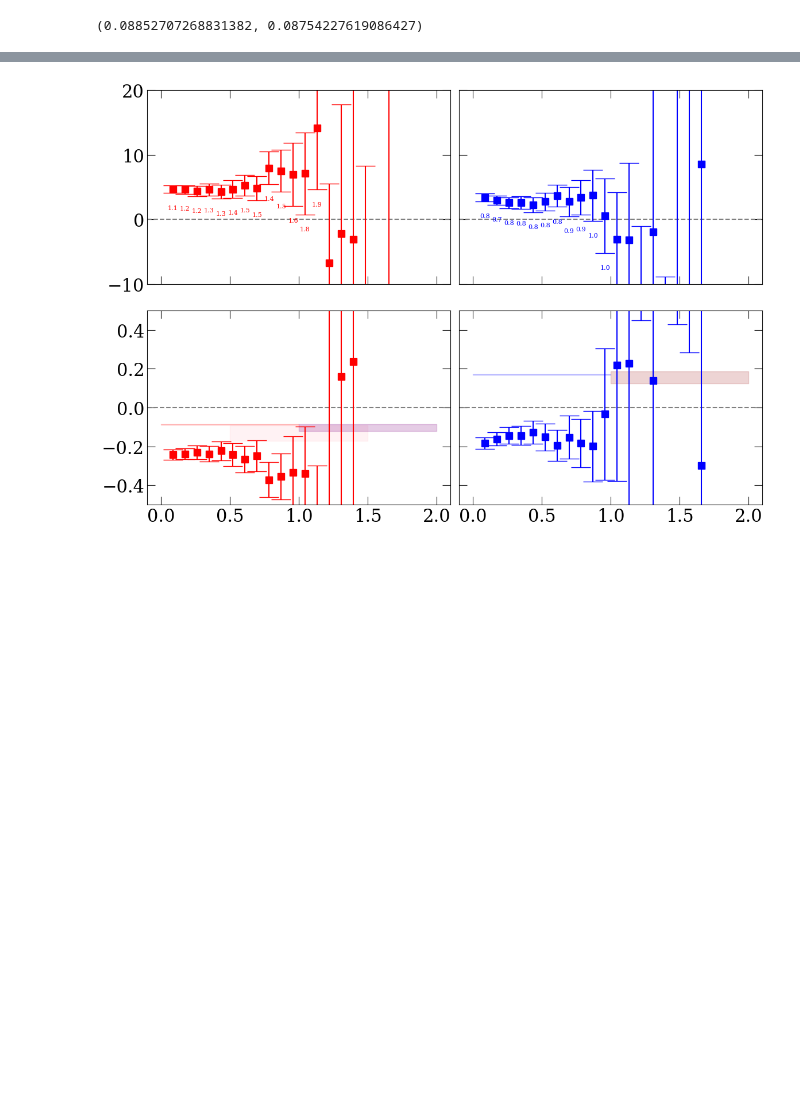
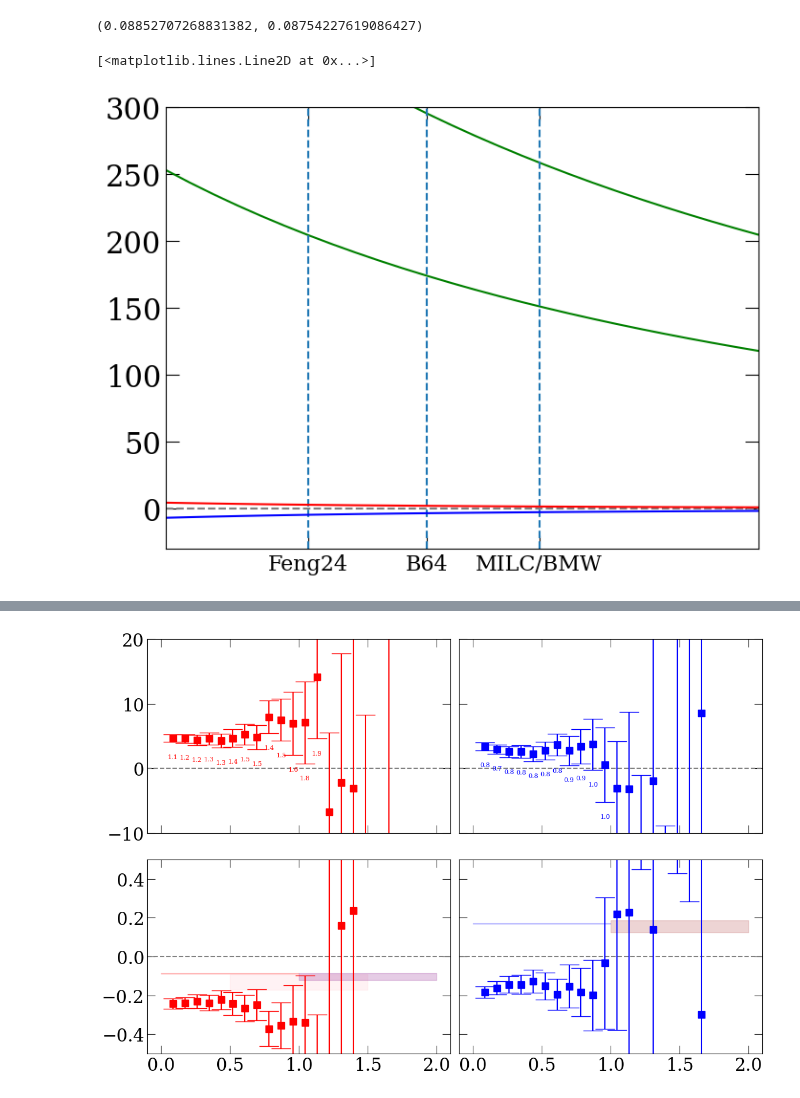
Before and after one commit to lee14916/glwc2, a Jupyter notebook: project2/03_NpiScatteringWilson/MILC_a09m130W/analysis.ipynb, the cells around one changed output, grey strips where cells are left out. Cells and saved outputs as stored; diff of their text form; code cells hidden in the pictures; blank space fills up the shorter version.

```diff
--- a/project2/03_NpiScatteringWilson/MILC_a09m130W/analysis.ipynb
+++ b/project2/03_NpiScatteringWilson/MILC_a09m130W/analysis.ipynb
@@ -50,6 +50,58 @@ a_large,a_small=w0/np.array([1.94144,1.96328])
 a_large,a_small
 # %% [output]
 (0.08852707268831382, 0.08754227619086427)
+# %%
+# spectrum
+
+mpi=135; mN=938
+Eth=mpi+mN
+mu=1/(1/mpi+1/mN)
+
+Ls=np.arange(4,8,0.1)
+p1s=2*np.pi/Ls / hbarc
+
+E1s=np.sqrt(mpi**2 + p1s**2) + np.sqrt(mN**2 + p1s**2) - Eth
+E2s=np.sqrt(mpi**2 + p1s**2*2) + np.sqrt(mN**2 + p1s**2*2) - Eth
+
+fig, axs = yu.getFigAxs(1,1,Lrow=6,Lcol=8)
+ax=axs[0,0]
+ax.set_ylim([-30,300])
+ax.set_xlim([4,6.5])
+
+# plt_x=np.array([4,8]); plt_y=0; plt_yerr=20
+# ax.fill_between(plt_x,plt_y-plt_yerr,plt_y+plt_yerr,color='r',alpha=0.2)
+
+ax.plot(Ls,E1s,'g-')
+ax.plot(Ls,E2s,'g-')
+
+Ls_ens=[lat_L,4.6,5.1]
+enss=['MILC/BMW','Feng24','B64']
+
+ax.set_xticks(Ls_ens)
+ax.set_xticklabels(enss,fontsize=16)
+ax.axhline(0,ls='--',marker='',color='grey')
+
+for L in Ls_ens:
+    ax.axvline(L,ls='--',marker='')
+
+
+def sl2es(mu, L, a0):
+    c1=-2.837297; c2=6.375183
+    return - (2*np.pi)/(mu*L) * a0/L * ( 1 + c1*a0/L + c2*(a0/L)**2 ) / L
+def es2sl(mu, L, dE):
+    return yu.fsolve2(lambda a0:sl2es(mu, L, a0)-dE, 0)
+
+a32mpi_phy=(-86.3*1e-3,1.8*1e-3); a12mpi_phy=(169.8*1e-3,2.0*1e-3)
+# a32mpi_phy=(-77.5*1e-3,3.5*1e-3); a12mpi_phy=(178.8*1e-3,3.8*1e-3) # pheLat
+
+E32s=[sl2es(mu,L*hbarc,a32mpi_phy[0]/mpi) for L in Ls]
+E12s=[sl2es(mu,L*hbarc,a12mpi_phy[0]/mpi) for L in Ls]
+
+ax.plot(Ls,E32s,'r-')
+ax.plot(Ls,E12s,'b-')
+# %% [output]
+[<matplotlib.lines.Line2D at 0x...>]
+[figure, added]
 # %%
 def symmetrize(dat):
     dat_bw=np.roll(np.flip(dat,axis=1),1,axis=1)
```
Also changed, not shown: parts of 8 cells of this notebook, 3 other files.
